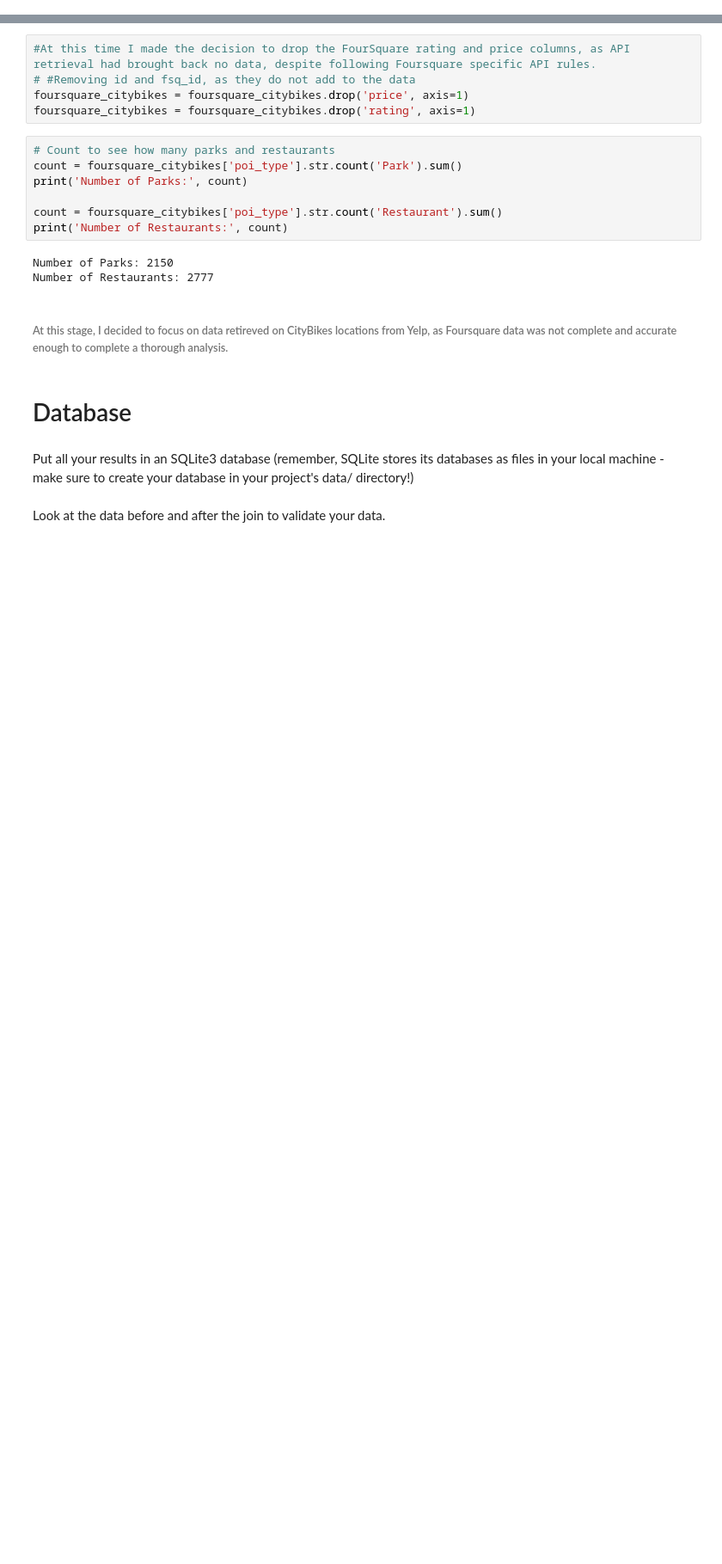
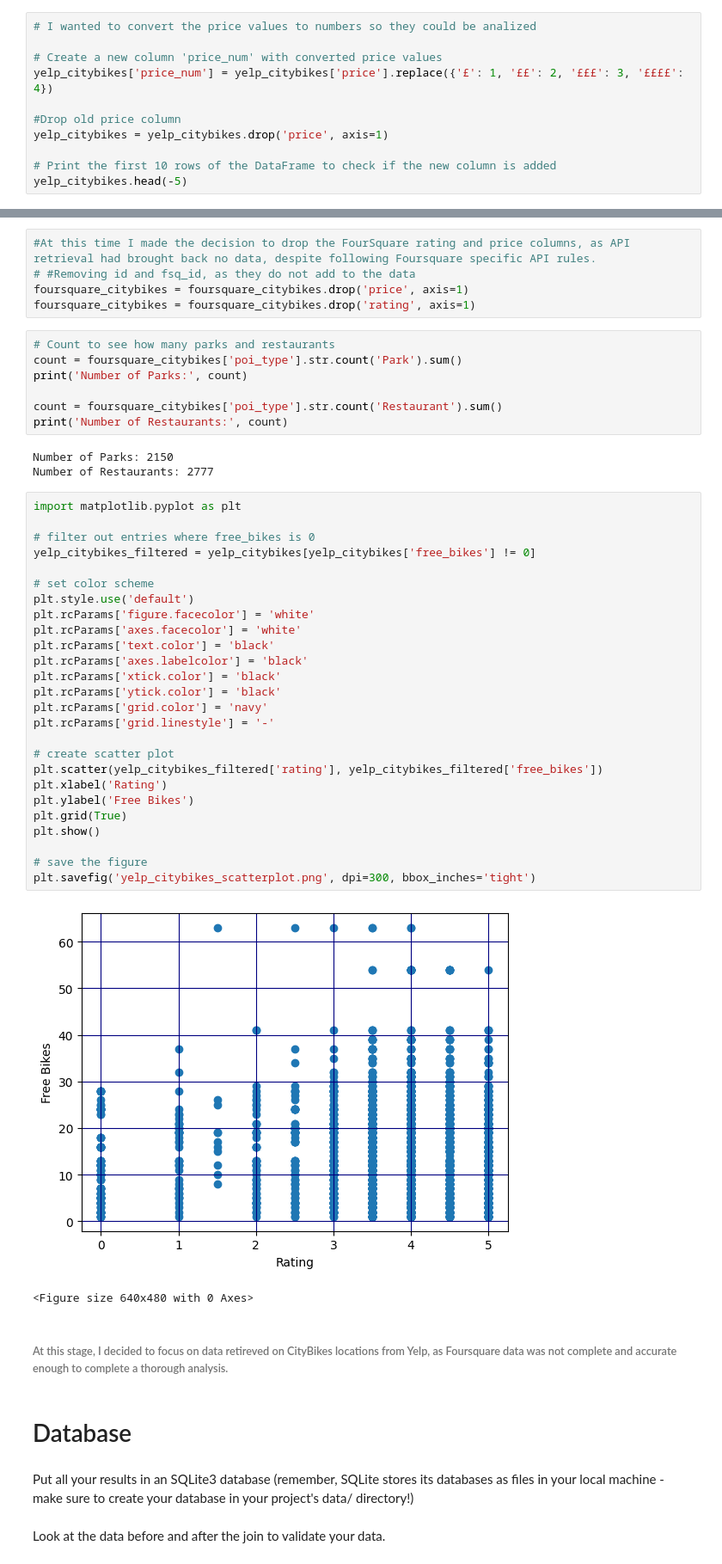
Before and after one commit to Brittanysacha/Statistical-Modelling-of-CityBike-Locations-and-Points-of-Interest-in-London, a Jupyter notebook: notebooks/joining_data.ipynb, the cells around one changed output, grey strips where cells are left out. Shown: that part at 86% size. Drawn from its saved outputs; the diff is of its cells as text; blank space fills up the shorter version.

Commit message:
update graphs

```diff
--- a/notebooks/joining_data.ipynb
+++ b/notebooks/joining_data.ipynb
@@ -113,0 +98,11 @@ yelp_citybikes.head()
+# %%
+# I wanted to convert the price values to numbers so they could be analized
+
+# Create a new column 'price_num' with converted price values
+yelp_citybikes['price_num'] = yelp_citybikes['price'].replace({'£': 1, '££': 2, '£££': 3, '££££': 4})
+
+#Drop old price column
+yelp_citybikes = yelp_citybikes.drop('price', axis=1)
+
+# Print the first 10 rows of the DataFrame to check if the new column is added
+yelp_citybikes.head(-5)
@@ -227,6 +256,35 @@ print('Number of Restaurants:', count)
 # %% [output]
 Number of Parks: 2150
 Number of Restaurants: 2777
+# %%
+import matplotlib.pyplot as plt
+
+# filter out entries where free_bikes is 0
+yelp_citybikes_filtered = yelp_citybikes[yelp_citybikes['free_bikes'] != 0]
+
+# set color scheme
+plt.style.use('default')
+plt.rcParams['figure.facecolor'] = 'white'
+plt.rcParams['axes.facecolor'] = 'white'
+plt.rcParams['text.color'] = 'black'
+plt.rcParams['axes.labelcolor'] = 'black'
+plt.rcParams['xtick.color'] = 'black'
+plt.rcParams['ytick.color'] = 'black'
+plt.rcParams['grid.color'] = 'navy'
+plt.rcParams['grid.linestyle'] = '-'
+
+# create scatter plot
+plt.scatter(yelp_citybikes_filtered['rating'], yelp_citybikes_filtered['free_bikes'])
+plt.xlabel('Rating')
+plt.ylabel('Free Bikes')
+plt.grid(True)
+plt.show()
+
+# save the figure
+plt.savefig('yelp_citybikes_scatterplot.png', dpi=300, bbox_inches='tight')
+# %% [output]
+[figure, added]
+<Figure size 640x480 with 0 Axes>
 # %% [markdown]
 ###### At this stage, I decided to focus on data retireved on CityBikes locations from Yelp, as Foursquare data was not complete and accurate enough to complete a thorough analysis.
 # %% [markdown]
```
Also changed, not shown: parts of 9 cells of this notebook, 3 other files.
